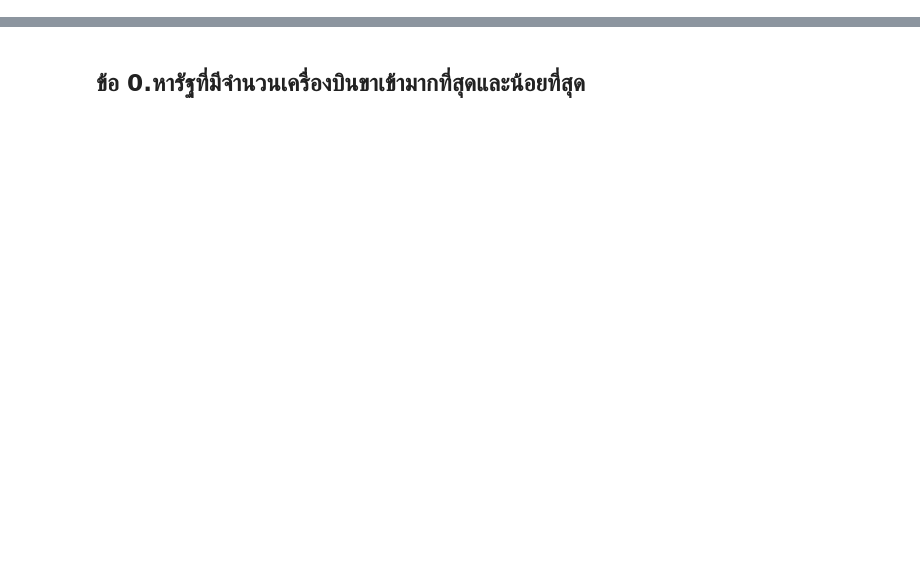
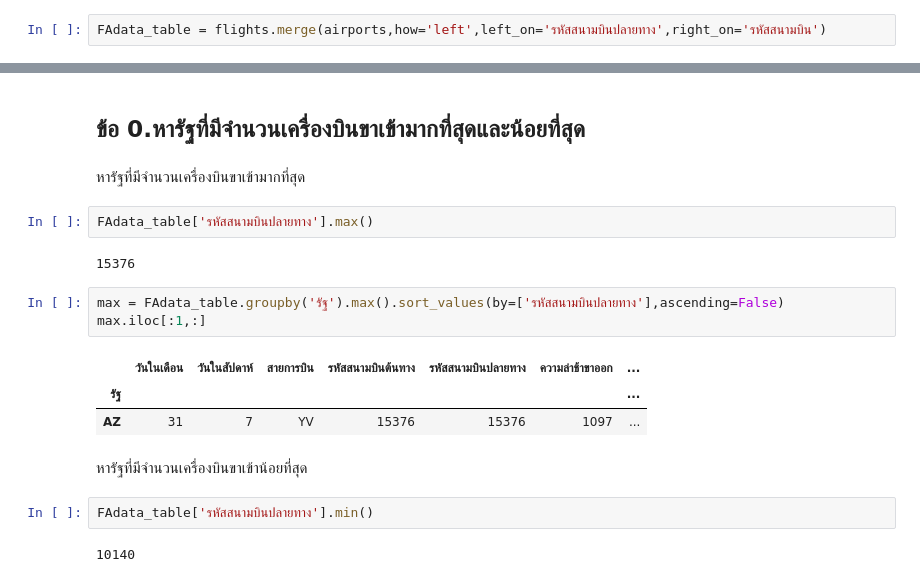
Before and after one commit to naruemonssp/DWDM21, a Jupyter notebook: MiniExam.ipynb, the cells around one changed output, grey strips where cells are left out. Saved outputs shown, nothing was run; the diff lists cells and outputs as text; blank space fills up the shorter version.

```diff
--- a/MiniExam.ipynb
+++ b/MiniExam.ipynb
@@ -68,0 +73,2 @@ gen_exams('623021050-6')
+# %%
+FAdata_table = flights.merge(airports,how='left',left_on='รหัสสนามบินปลายทาง',right_on='รหัสสนามบิน')
@@ -69,2 +109,21 @@ gen_exams('623021050-6')
 # %% [markdown]
 ## **ข้อ 0.หารัฐที่มีจำนวนเครื่องบินขาเข้ามากที่สุดและน้อยที่สุด**
+# %% [markdown]
+หารัฐที่มีจำนวนเครื่องบินขาเข้ามากที่สุด
+# %%
+FAdata_table['รหัสสนามบินปลายทาง'].max()
+# %% [output]
+15376
+# %%
+max = FAdata_table.groupby('รัฐ').max().sort_values(by=['รหัสสนามบินปลายทาง'],ascending=False)
+max.iloc[:1,:]
+# %% [output]
+|  | วันในเดือน | วันในสัปดาห์ | สายการบิน | รหัสสนามบินต้นทาง | รหัสสนามบินปลายทาง | ความล่าช้าขาออก | ... |
+| รัฐ |  |  |  |  |  |  | ... |
+| AZ | 31 | 7 | YV | 15376 | 15376 | 1097 | ... |
+# %% [markdown]
+หารัฐที่มีจำนวนเครื่องบินขาเข้าน้อยที่สุด
+# %%
+FAdata_table['รหัสสนามบินปลายทาง'].min()
+# %% [output]
+10140
```
Also changed, not shown: parts of 8 cells of this notebook.
